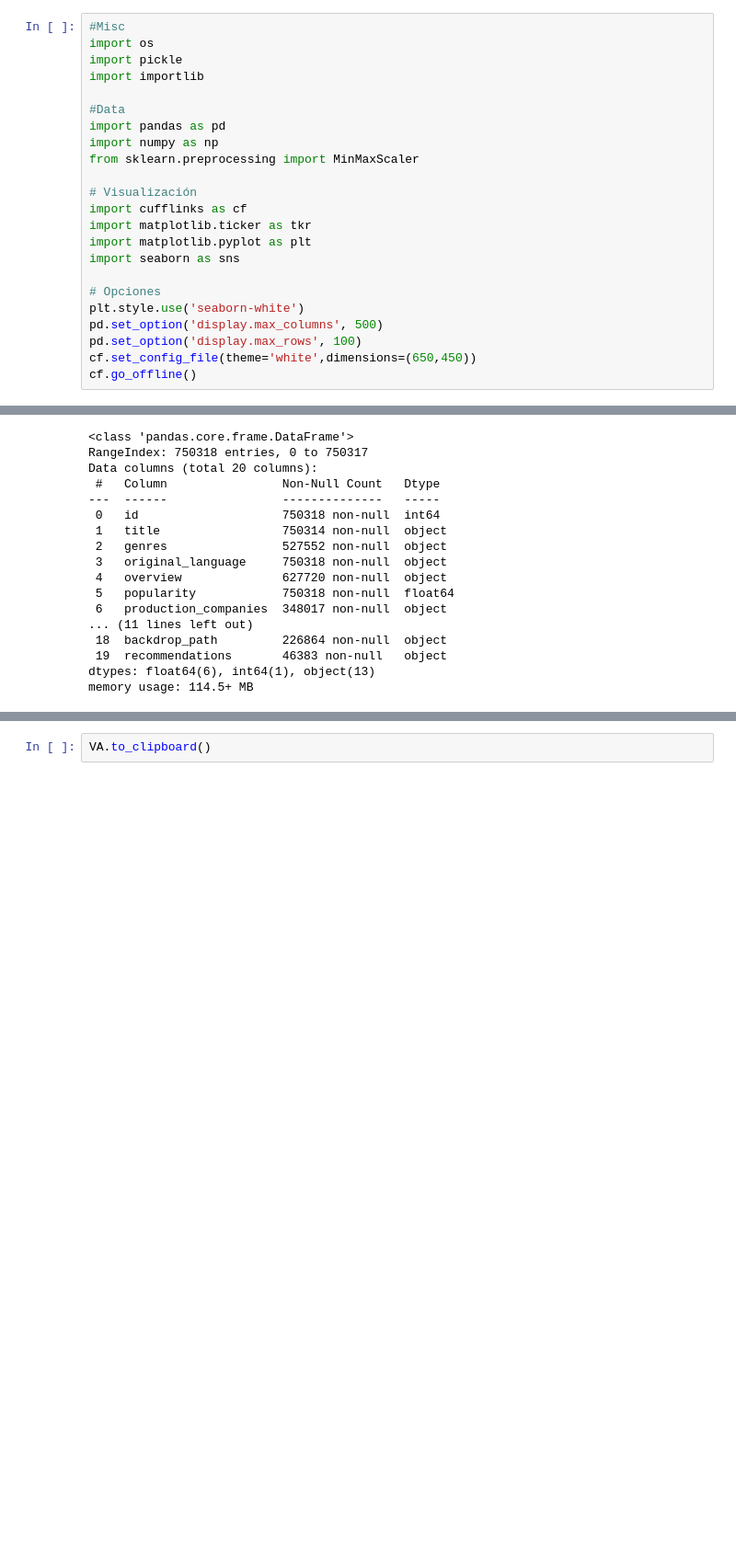
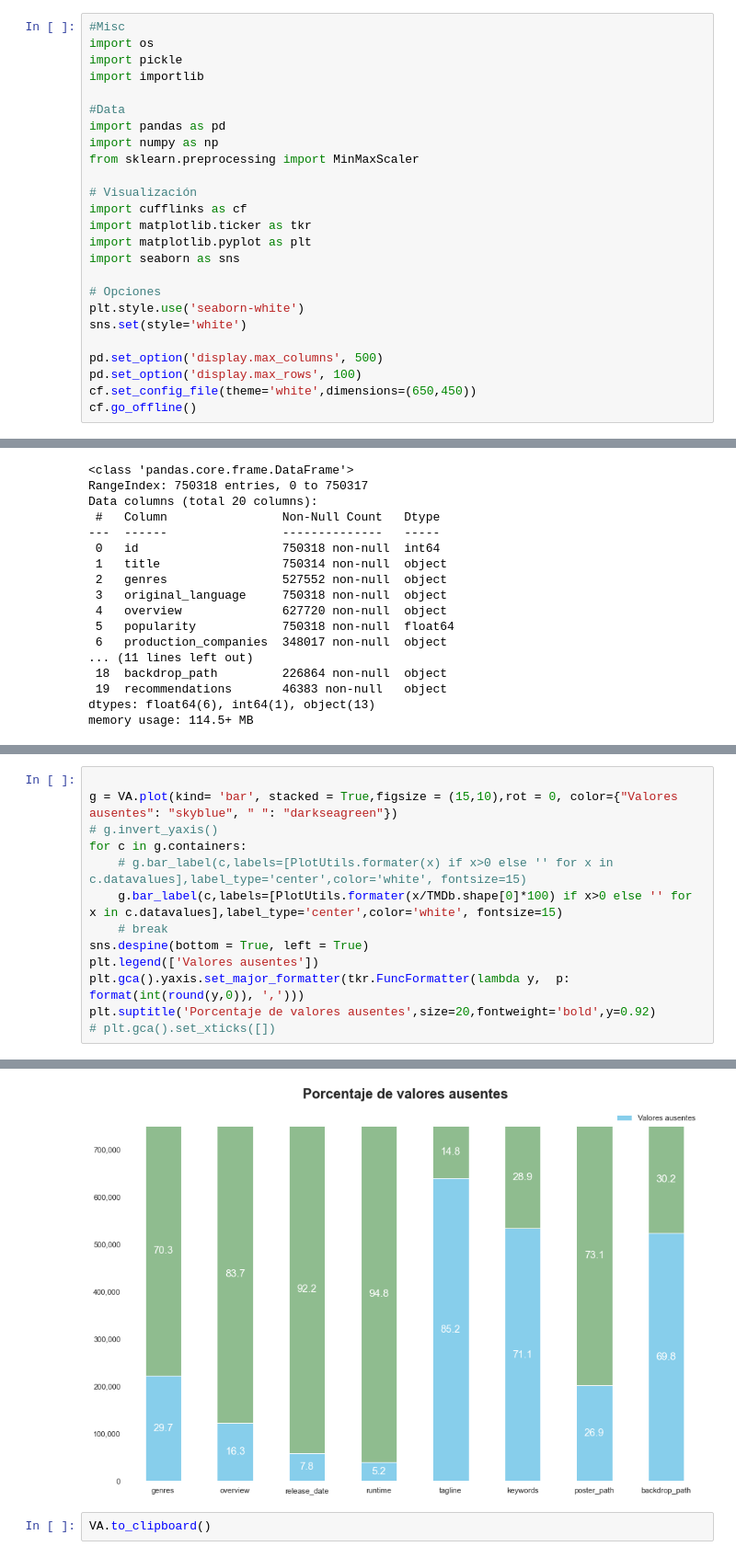
Before and after one commit to jesus-valencia97/Diplomado-en-ciencia-de-datos, a Jupyter notebook: Proyecto/Modulo 5/M1/M5 - Modulo1.ipynb, the cells around one changed output, grey strips where cells are left out. Shown at 92% size. Cells and saved outputs as stored; diff of their text form; blank space fills up the shorter version.

Commit message:
Cambios en visualización

```diff
--- a/Proyecto/Modulo 5/M1/M5 - Modulo1.ipynb
+++ b/Proyecto/Modulo 5/M1/M5 - Modulo1.ipynb
@@ -23,6 +23,8 @@ import seaborn as sns
 
 # Opciones
 plt.style.use('seaborn-white')
+sns.set(style='white')
+
 pd.set_option('display.max_columns', 500)
 pd.set_option('display.max_rows', 100)
 cf.set_config_file(theme='white',dimensions=(650,450))
@@ -118,0 +109,14 @@ AttributeError: 'Rectangle' object has no property 'size'
+# %%
+
+g = VA.plot(kind= 'bar', stacked = True,figsize = (15,10),rot = 0, color={"Valores ausentes": "skyblue", " ": "darkseagreen"})
+# g.invert_yaxis()
+for c in g.containers:
+    # g.bar_label(c,labels=[PlotUtils.formater(x) if x>0 else '' for x in c.datavalues],label_type='center',color='white', fontsize=15)
+    g.bar_label(c,labels=[PlotUtils.formater(x/TMDb.shape[0]*100) if x>0 else '' for x in c.datavalues],label_type='center',color='white', fontsize=15)
+    # break
+sns.despine(bottom = True, left = True)
+plt.legend(['Valores ausentes'])
+plt.gca().yaxis.set_major_formatter(tkr.FuncFormatter(lambda y,  p: format(int(round(y,0)), ',')))
+plt.suptitle('Porcentaje de valores ausentes',size=20,fontweight='bold',y=0.92)
+# plt.gca().set_xticks([])
+# %% [output]
@@ -119,3 +124,4 @@ AttributeError: 'Rectangle' object has no property 'size'
+[figure, added]
 # %%
 VA.to_clipboard()
 # %%
```
Also changed, not shown: parts of 4 cells of this notebook.
